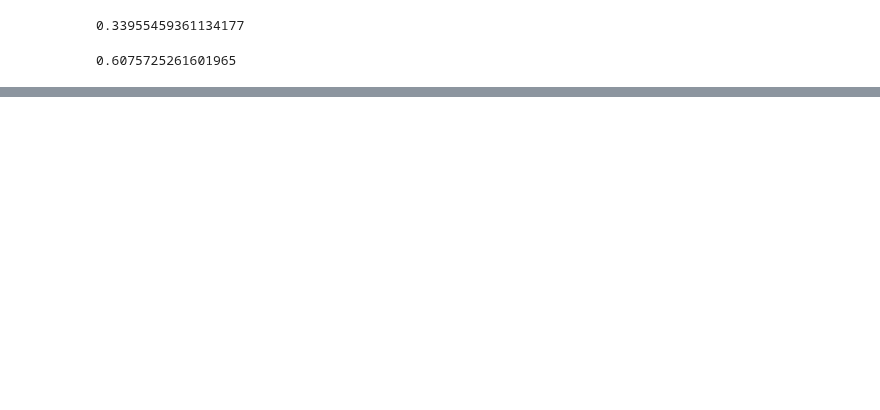
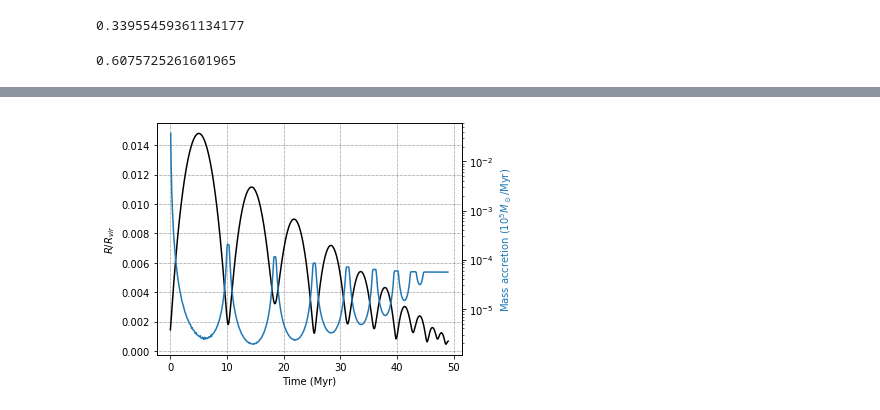
Before and after one commit to jsbarbosa/TesisFisica, a Jupyter notebook: Files/Week 14/Distributions.ipynb, the cells around one changed output, grey strips where cells are left out. Saved outputs shown, nothing was run; the diff lists cells and outputs as text; code cells hidden in the pictures; blank space fills up the shorter version.

Commit message:
static, triaxial/spherical, accretion

```diff
--- a/Files/Week 14/Distributions.ipynb
+++ b/Files/Week 14/Distributions.ipynb
@@ -346,0 +387,22 @@ intProb(a + da, b, 8, np.log10(1e9), full) * 100
+# %%
+fig, ax1 = plt.subplots()
+
+ax2 = ax1.twinx()
+dt = 0.5 * (t[1:] + t[:-1])
+
+ax1.plot(t, d, color = 'k')
+ax2.plot(dt, np.diff(m) / dt)
+
+ax2.set_yscale('log')
+
+ax1.set_xlabel('Time (Myr)')
+ax1.set_ylabel('$R / R_{vir}$')
+ax2.set_ylabel(r'Mass accretion ($10^5 M_\odot/$Myr)', color = COLOR_CYCLE[0])
+
+ax1.grid()
+
+fig.tight_layout()
+
+fig.savefig('mass_accretion.png', dpi = 300)
+# %% [output]
+[figure, added]
```
Also changed, not shown: parts of 5 cells of this notebook, 3 other files.
